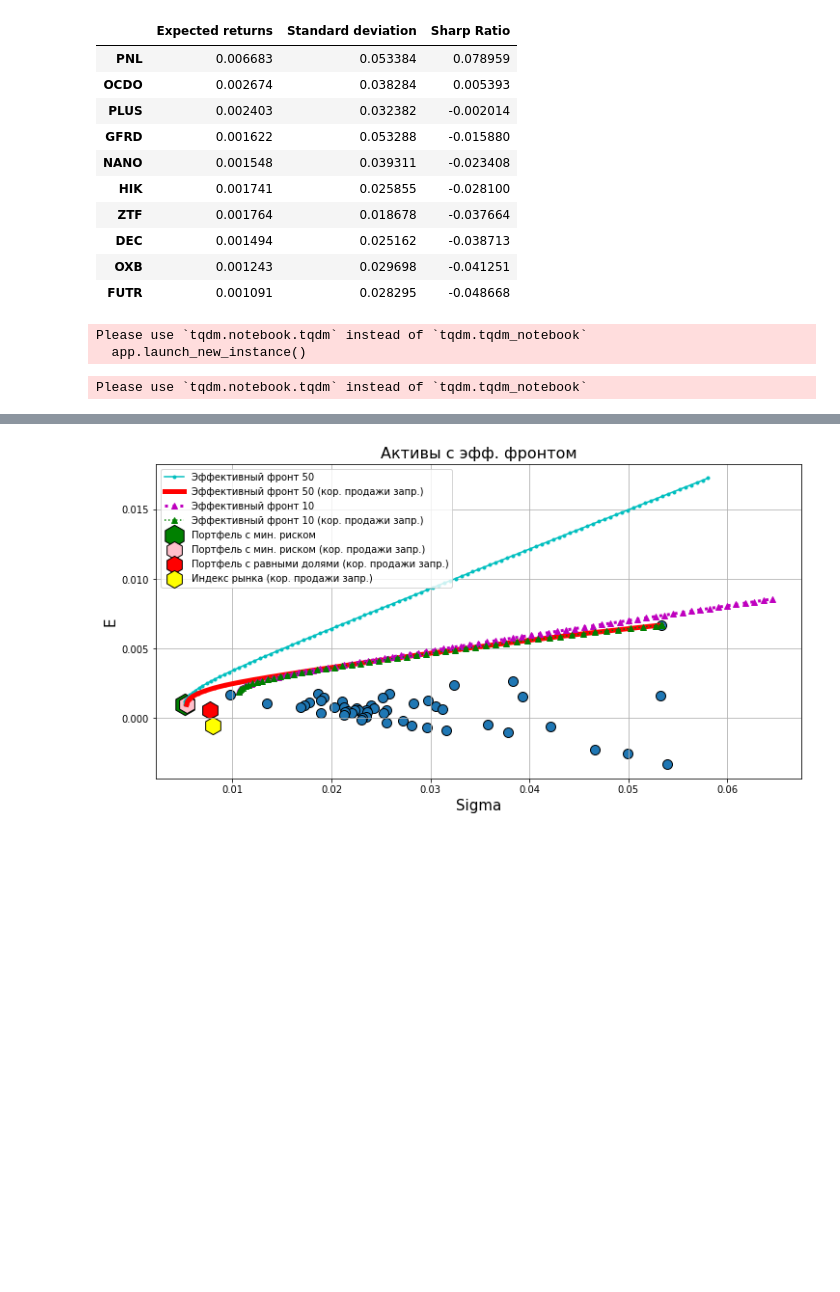
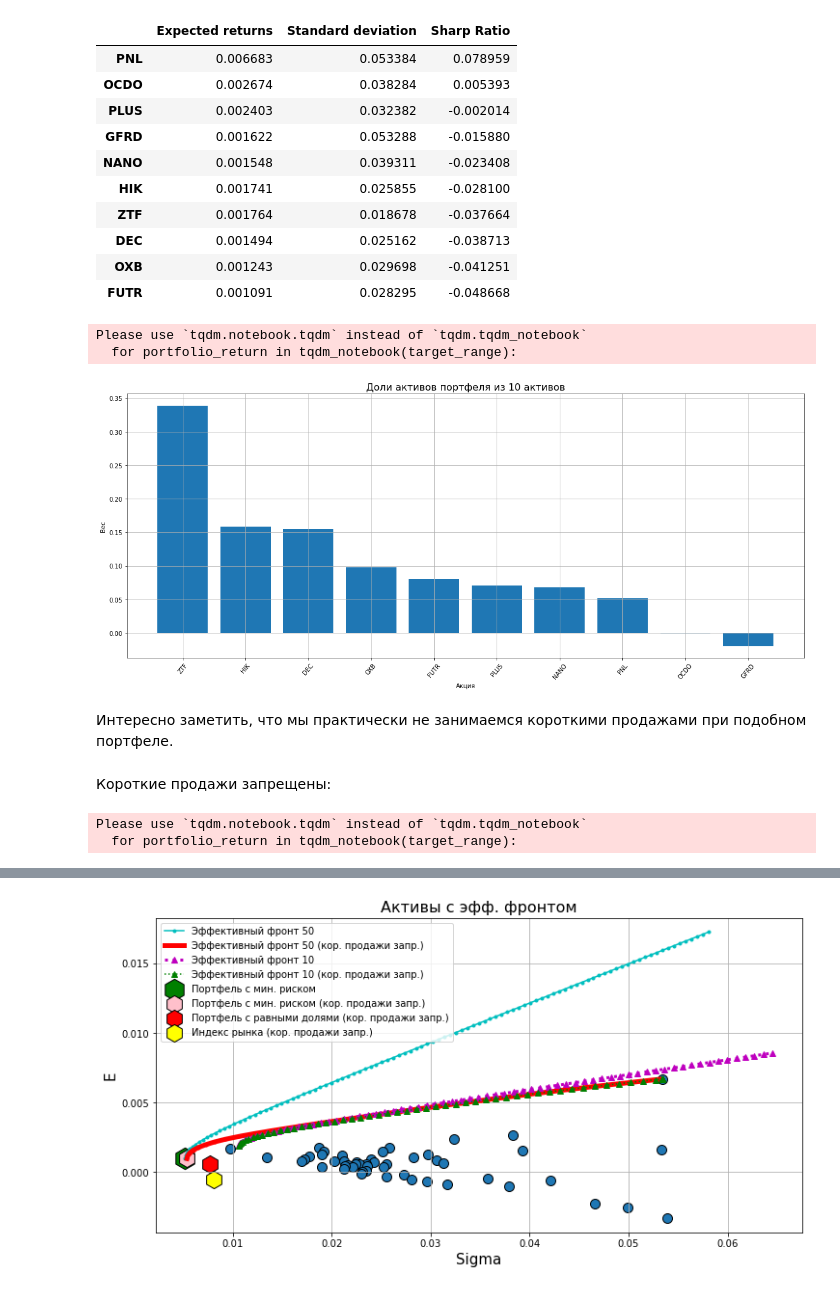
Before and after one commit to kisozinov/mfo_labs, a Jupyter notebook: lab-2/Лаб 2 МФО.ipynb, the cells around one changed output, grey strips where cells are left out. Drawn from its saved outputs; the diff is of its cells as text; code cells hidden in the pictures; blank space fills up the shorter version.

```diff
--- a/lab-2/Лаб 2 МФО.ipynb
+++ b/lab-2/Лаб 2 МФО.ipynb
@@ -479,6 +487,7 @@ cov_matrix10 = log_returns10.cov().values
 psigmas10 = []
 preturns10 = []
 bounds = ((None, None),)
+weights_10 = []
 r_matrix, mean_vec, cov_matrix = log_returns10.values, log_returns10.mean().values, cov_matrix10
 
 
@@ -498,15 +507,26 @@ for portfolio_return in tqdm_notebook(target_range):
                            cov_matrix,
                            bounds,
                            target_return=portfolio_return)
+    if not weights_10:
+        weights_10.append(X)
     psigmas10.append(risk_porfolio(X, cov_matrix))#, sqrt=True))
     preturns10.append(np.dot(X, mean_vec))
 # %% [output]
 Please use `tqdm.notebook.tqdm` instead of `tqdm.tqdm_notebook`
-  app.launch_new_instance()
+  for portfolio_return in tqdm_notebook(target_range):
+# %%
+plot_weights_histogram(weights_10[0], log_returns10, title='Доли активов портфеля из 10 активов')
+# %% [output]
+[figure, added]
+# %% [markdown]
+Интересно заметить, что мы практически не занимаемся короткими продажами при подобном портфеле.
+# %% [markdown]
+Короткие продажи запрещены:
 # %%
 psigmas_ns_10 = []
 preturns_ns_10 = []
 bounds = ((0.0, 1.0),)
+weights_10_ns = []
 r_matrix, mean_vec, cov_matrix = log_returns10.values, log_returns10.mean().values, cov_matrix
 
 
@@ -527,7 +547,10 @@ for portfolio_return in tqdm_notebook(target_range):
                                        cov_matrix,
                                        bounds,
                                        target_return=portfolio_return)
+    if not weights_10_ns:
+        weights_10_ns.append(X_ns)
     psigmas_ns_10.append(risk_porfolio(X_ns, cov_matrix))
     preturns_ns_10.append(np.dot(X_ns, mean_vec))
 # %% [output]
 Please use `tqdm.notebook.tqdm` instead of `tqdm.tqdm_notebook`
+  for portfolio_return in tqdm_notebook(target_range):
```
Also changed, not shown: parts of 36 cells of this notebook, 1 other file.
